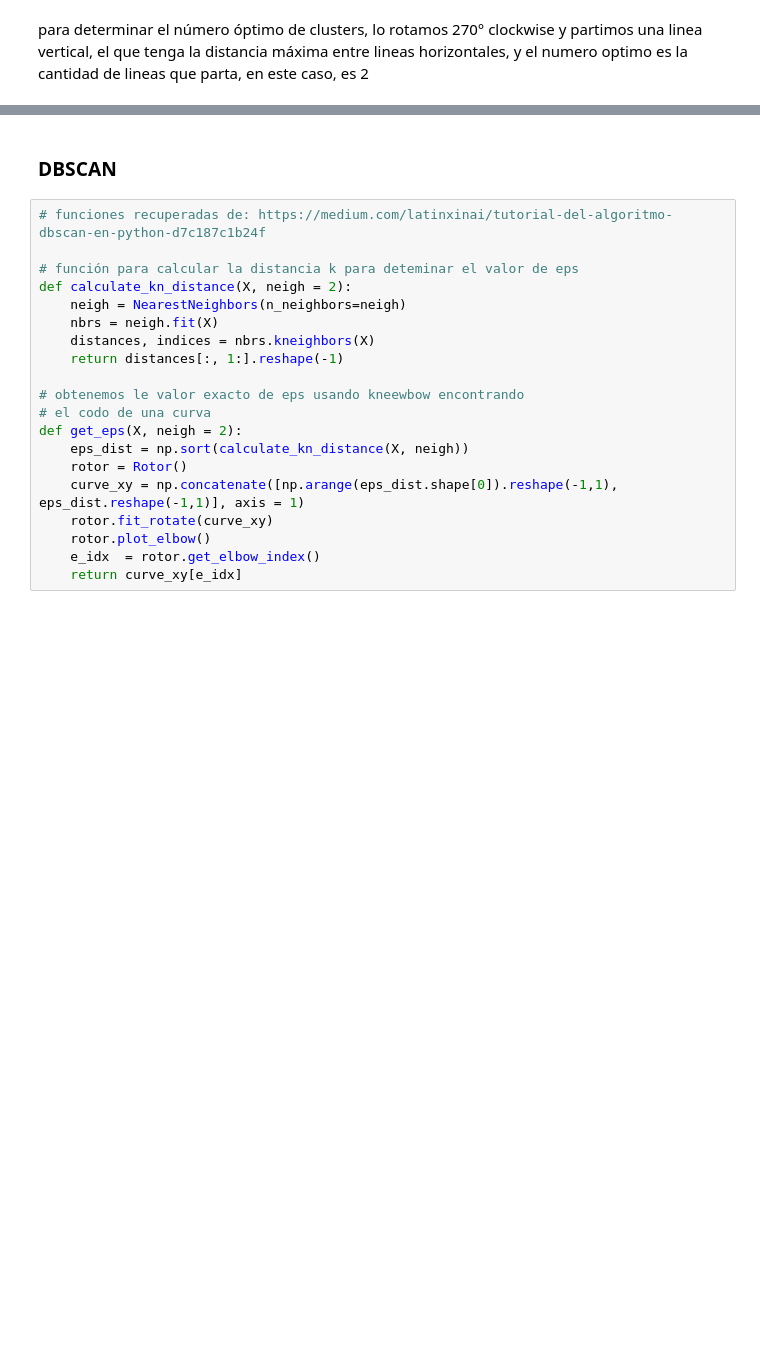
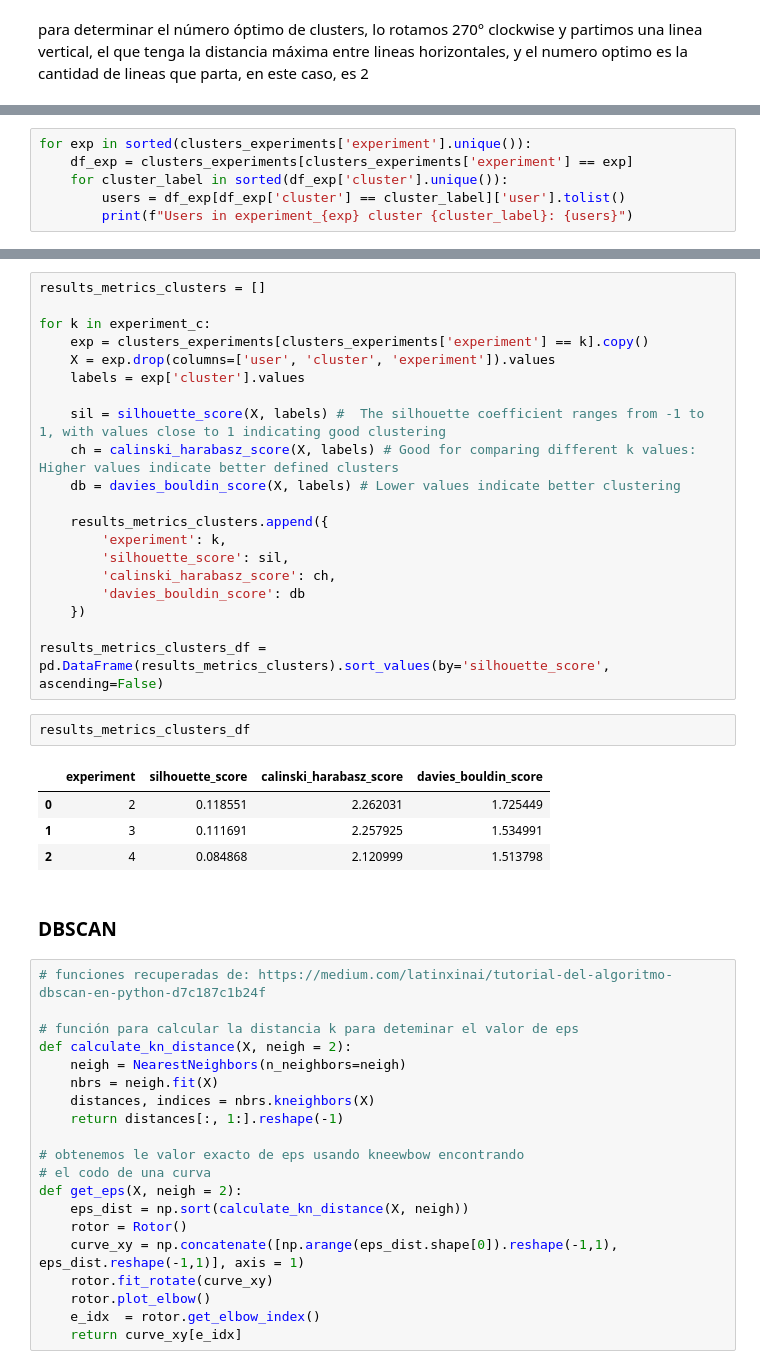
Before and after one commit to salvahin/multiuser-fs, a Jupyter notebook: notebooks/results_analysis_users.ipynb, the cells around one changed output, grey strips where cells are left out. Cells and saved outputs as stored; diff of their text form; blank space fills up the shorter version.

```diff
--- a/notebooks/results_analysis_users.ipynb
+++ b/notebooks/results_analysis_users.ipynb
@@ -492,0 +519,6 @@ users_by_cluster[2][0]
+# %%
+for exp in sorted(clusters_experiments['experiment'].unique()):
+    df_exp = clusters_experiments[clusters_experiments['experiment'] == exp]
+    for cluster_label in sorted(df_exp['cluster'].unique()):
+        users = df_exp[df_exp['cluster'] == cluster_label]['user'].tolist()
+        print(f"Users in experiment_{exp} cluster {cluster_label}: {users}")
@@ -493,3 +535,30 @@ users_by_cluster[2][0]
+# %%
+results_metrics_clusters = []
+
+for k in experiment_c:
+    exp = clusters_experiments[clusters_experiments['experiment'] == k].copy()
+    X = exp.drop(columns=['user', 'cluster', 'experiment']).values
+    labels = exp['cluster'].values
+
+    sil = silhouette_score(X, labels) #  The silhouette coefficient ranges from -1 to 1, with values close to 1 indicating good clustering
+    ch = calinski_harabasz_score(X, labels) # Good for comparing different k values: Higher values indicate better defined clusters
+    db = davies_bouldin_score(X, labels) # Lower values indicate better clustering
+
+    results_metrics_clusters.append({
+        'experiment': k,
+        'silhouette_score': sil,
+        'calinski_harabasz_score': ch,
+        'davies_bouldin_score': db
+    })
+
+results_metrics_clusters_df = pd.DataFrame(results_metrics_clusters).sort_values(by='silhouette_score', ascending=False)
+# %%
+results_metrics_clusters_df
+# %% [output]
+|  | experiment | silhouette_score | calinski_harabasz_score | davies_bouldin_score |
+| 0 | 2 | 0.118551 | 2.262031 | 1.725449 |
+| 1 | 3 | 0.111691 | 2.257925 | 1.534991 |
+| 2 | 4 | 0.084868 | 2.120999 | 1.513798 |
 # %% [markdown]
 ### DBSCAN
 # %%
```
Also changed, not shown: parts of 9 cells of this notebook, 1 other file.
